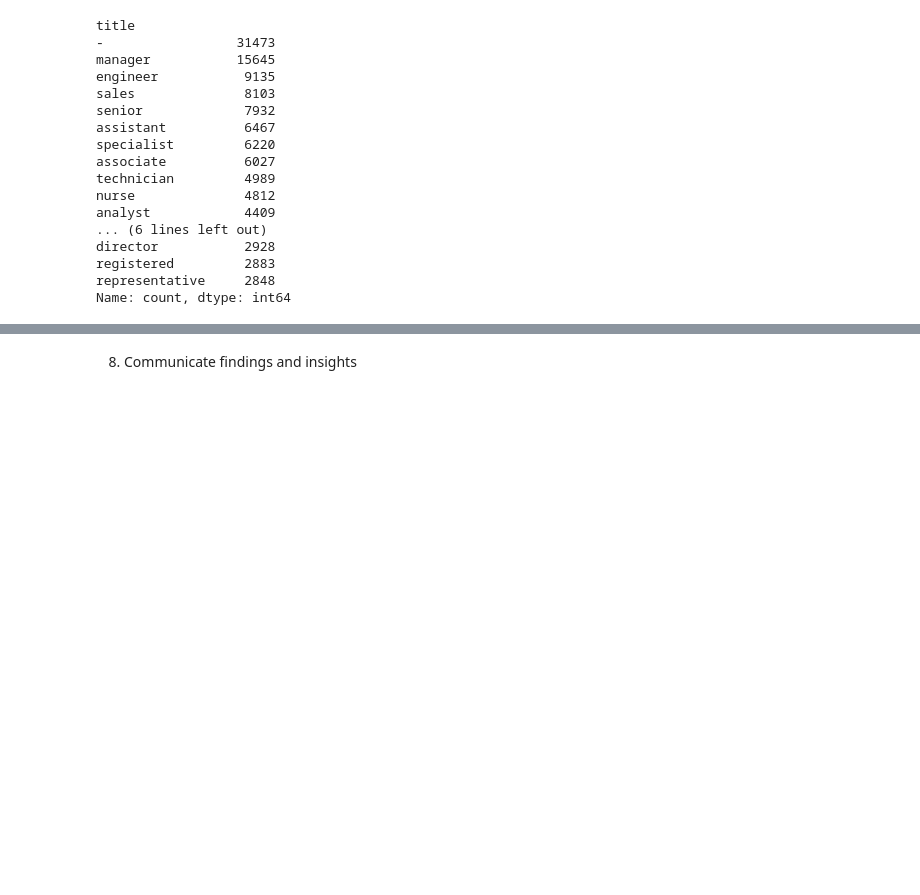
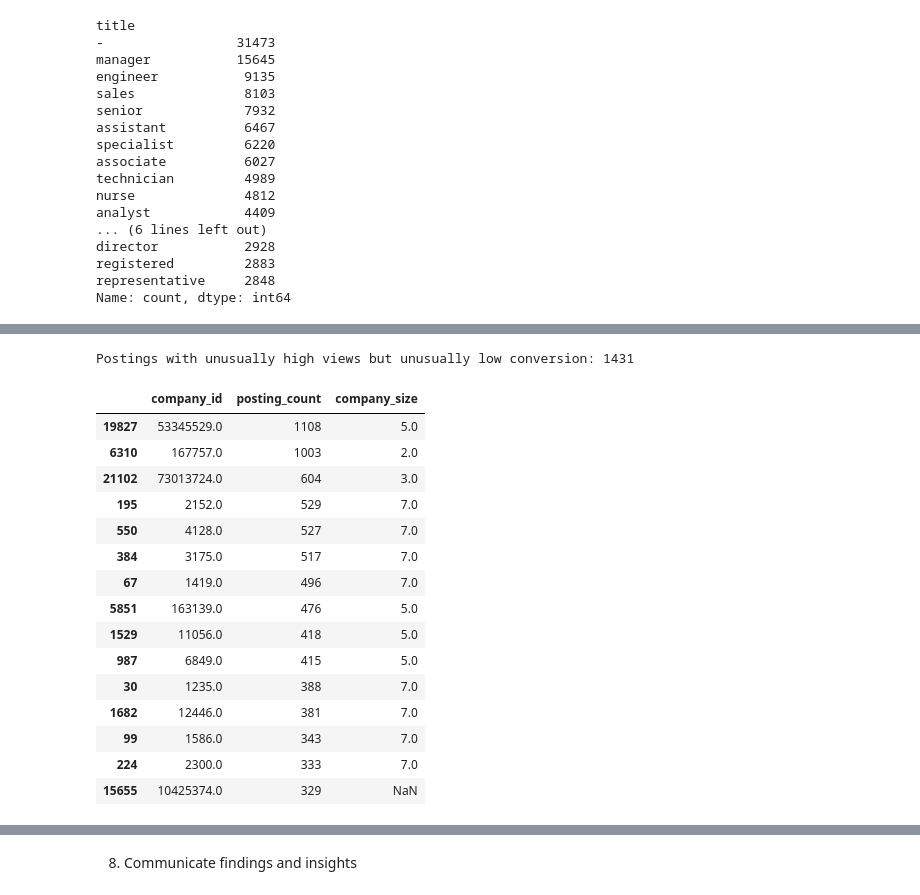
Before and after one commit to AsiyahSpeight/ADS501-Consultancy-Project, a Jupyter notebook: notebooks/jobPostingsExploration.ipynb, the cells around one changed output, grey strips where cells are left out. Cells and saved outputs as stored; diff of their text form; code cells hidden in the pictures; blank space fills up the shorter version.

```diff
--- a/notebooks/jobPostingsExploration.ipynb
+++ b/notebooks/jobPostingsExploration.ipynb
@@ -722,0 +768,33 @@ Name: count, dtype: int64
+# %%
+# Signal 1: postings with very high views but very low conversion, a possible ghost-job proxy
+highViewsLowConversion = df_merged[
+    (df_merged["views"] > df_merged["views"].quantile(0.90)) &
+    (df_merged["conversion_rate"] < df_merged["conversion_rate"].quantile(0.10))
+]
+print(f"Postings with unusually high views but unusually low conversion: {highViewsLowConversion.shape[0]}")
+# %% [output]
+Postings with unusually high views but unusually low conversion: 1431
+# %%
+# Signal 3: postings per company relative to company size
+postingsPerCompany = df_merged.groupby("company_id").size().reset_index(name="posting_count")
+companySizeCheck = postingsPerCompany.merge(companies[["company_id", "company_size"]], on="company_id", how="left")
+
+# flag companies posting an unusually high volume relative to typical company size
+companySizeCheck.sort_values("posting_count", ascending=False).head(15)
+# %% [output]
+|  | company_id | posting_count | company_size |
+| 19827 | 53345529.0 | 1108 | 5.0 |
+| 6310 | 167757.0 | 1003 | 2.0 |
+| 21102 | 73013724.0 | 604 | 3.0 |
+| 195 | 2152.0 | 529 | 7.0 |
+| 550 | 4128.0 | 527 | 7.0 |
+| 384 | 3175.0 | 517 | 7.0 |
+| 67 | 1419.0 | 496 | 7.0 |
+| 5851 | 163139.0 | 476 | 5.0 |
+| 1529 | 11056.0 | 418 | 5.0 |
+| 987 | 6849.0 | 415 | 5.0 |
+| 30 | 1235.0 | 388 | 7.0 |
+| 1682 | 12446.0 | 381 | 7.0 |
+| 99 | 1586.0 | 343 | 7.0 |
+| 224 | 2300.0 | 333 | 7.0 |
+| 15655 | 10425374.0 | 329 | NaN |
```
Also changed, not shown: parts of 15 cells of this notebook.
